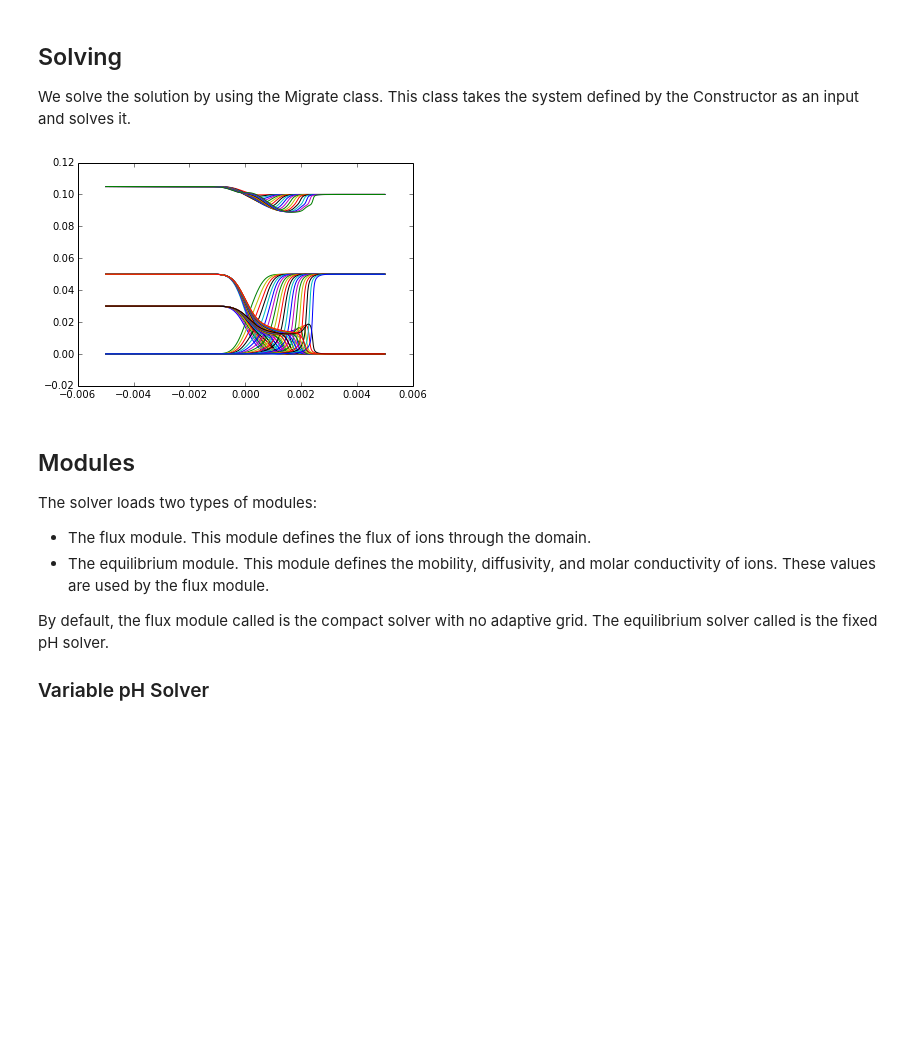
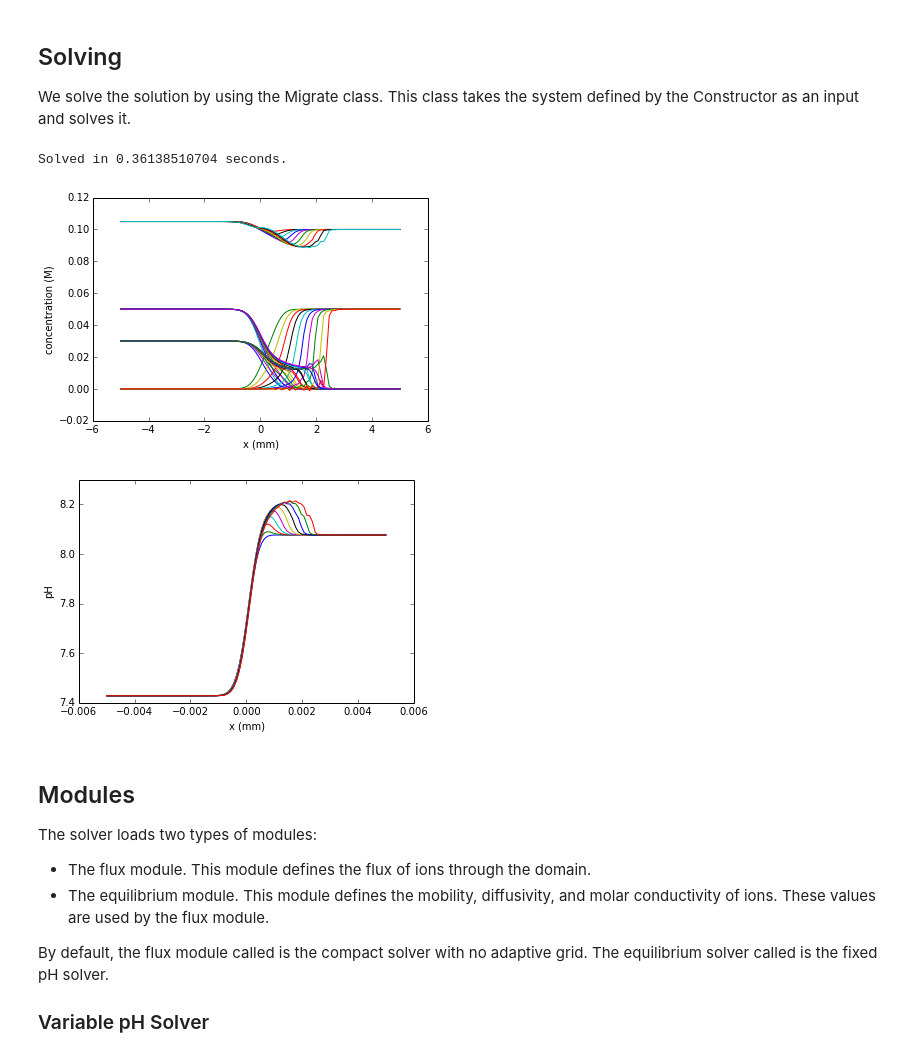
Before and after one commit to lewisamarshall/emigrate, a Jupyter notebook: Tutorial.ipynb, the cells around one changed output. Saved outputs shown, nothing was run; the diff lists cells and outputs as text; code cells hidden in the pictures; blank space fills up the shorter version.

```diff
--- a/Tutorial.ipynb
+++ b/Tutorial.ipynb
@@ -21,10 +22,10 @@ solutions = [ionize.Solution(['mops', 'tris', 'fluorescein'], [.05, .105, .03]),
              ionize.Solution(['acetic acid', 'tris'], [.05, .1])
             ]
 system = emigrate.Constructor(domain_length=0.01,
-                         nodes=505,
+                         nodes=100,
                          interface_length=.0005,
                          solutions=solutions,
-                         V= -5., I=None,
+                         V= -10., I=None,
                          domain_mode='centered'
                          )
 for i in range(len(system.ions)):
@@ -38,7 +39,7 @@ Solving
 We solve the solution by using the Migrate class. This class takes the system defined by the Constructor as an input and solves it.
 # %%
 solver = emigrate.Migrate(system)
-tmax = 100
+tmax = 50
 dt = 5
 ode_solver = 'dopri5'
 profile = False
@@ -46,18 +47,31 @@ profile = False
 if profile:
     cProfile.run("solver.solve(tmax, dt, method=ode_solver)")
 else:
+    epoch = time.time()
     solver.solve(tmax, dt, method=ode_solver)
-
-for solution in solver.solution.values():
-        x = solution[0]
-        concentrations = solution[1]
-        for ion_concentration in concentrations:
-            plot(x, ion_concentration, '-')
-#         pH = solution[2]
-#         plot(x, pH, '-')
-show()
+    print 'Solved in {} seconds.'.format(time.time()-epoch)
 # %% [output]
-[figure, removed]
+Solved in 0.36138510704 seconds.
+# %%
+for solution in solver.solution.values():
+        x = solution[0]*1000.  # Conversion from m to mm.
+        concentrations = solution[1]
+        for ion_concentration in concentrations:
+            plot(x, ion_concentration, '-')
+xlabel('x (mm)')
+ylabel('concentration (M)')
+show()
+figure()
+for solution in solver.solution.values():
+        x = solution[0]
+        pH = solution[2]
+        plot(x, pH, '-')
+xlabel('x (mm)')
+ylabel('pH')
+show()
+# %% [output]
+[figure, added]
+[figure, added]
 # %% [markdown]
 Modules
 -------
```
Also changed, not shown: parts of 1 cell of this notebook, 3 other files.
